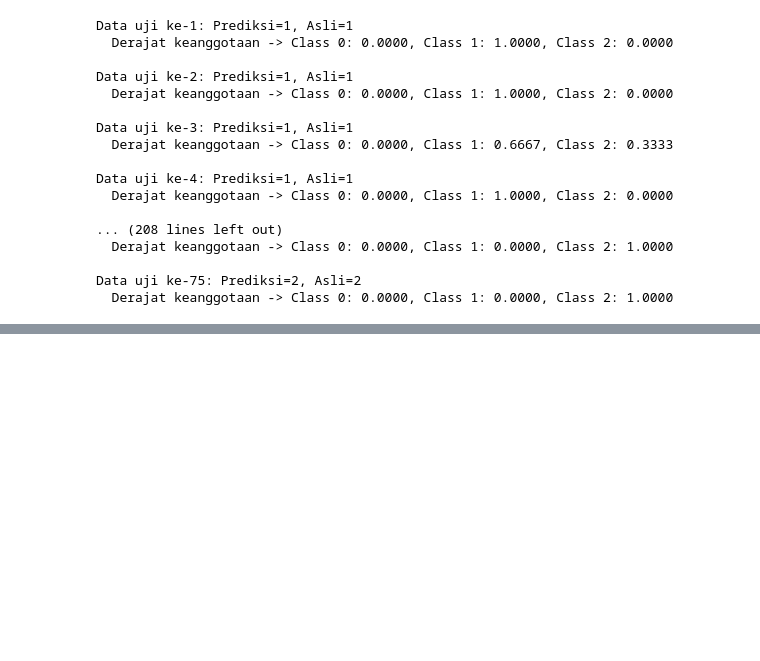
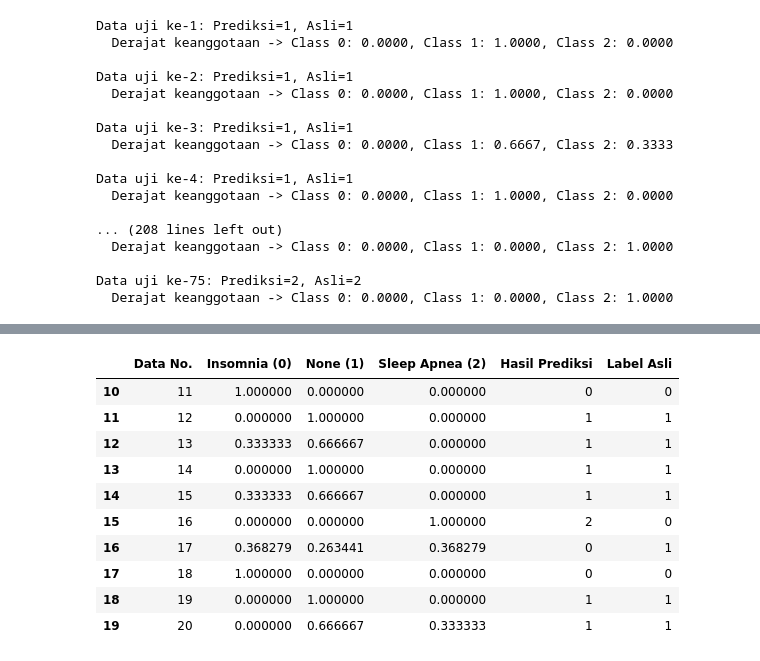
Before and after one commit to F1D022101/TubesLF2025_klmp9, a Jupyter notebook: sleep health.ipynb, the cells around one changed output, grey strips where cells are left out. Cells and saved outputs as stored; diff of their text form; code cells hidden in the pictures; blank space fills up the shorter version.

```diff
--- a/sleep health.ipynb
+++ b/sleep health.ipynb
@@ -350,3 +351,7 @@ Data uji ke-4: Prediksi=1, Asli=1
 
 Data uji ke-75: Prediksi=2, Asli=2
   Derajat keanggotaan -> Class 0: 0.0000, Class 1: 0.0000, Class 2: 1.0000
+# %%
+hasil = pd.DataFrame(memberships)
+
+hasil.head()
@@ -352,0 +365,24 @@ Data uji ke-75: Prediksi=2, Asli=2
+# %%
+hasil[["Insomnia (0)", "None (1)", "Sleep Apnea (2)"]] = hasil[["class_0", "class_1", "class_2"]]
+hasil = hasil.drop(columns=["class_0", "class_1", "class_2"])
+# %%
+hasil['Data No.'] = range(1, len(hasil) + 1)
+kolom = ['Data No.'] + [col for col in hasil.columns if col != 'Data No.']
+hasil = hasil[kolom]
+# %%
+hasil['Hasil Prediksi'] = list(y_pred)
+hasil['Label Asli'] = list(y_test)
+# %%
+hasil.iloc[10:20]
+# %% [output]
+|  | Data No. | Insomnia (0) | None (1) | Sleep Apnea (2) | Hasil Prediksi | Label Asli |
+| 10 | 11 | 1.000000 | 0.000000 | 0.000000 | 0 | 0 |
+| 11 | 12 | 0.000000 | 1.000000 | 0.000000 | 1 | 1 |
+| 12 | 13 | 0.333333 | 0.666667 | 0.000000 | 1 | 1 |
+| 13 | 14 | 0.000000 | 1.000000 | 0.000000 | 1 | 1 |
+| 14 | 15 | 0.333333 | 0.666667 | 0.000000 | 1 | 1 |
+| 15 | 16 | 0.000000 | 0.000000 | 1.000000 | 2 | 0 |
+| 16 | 17 | 0.368279 | 0.263441 | 0.368279 | 0 | 1 |
+| 17 | 18 | 1.000000 | 0.000000 | 0.000000 | 0 | 0 |
+| 18 | 19 | 0.000000 | 1.000000 | 0.000000 | 1 | 1 |
+| 19 | 20 | 0.000000 | 0.666667 | 0.333333 | 1 | 1 |
```
Also changed, not shown: parts of 4 cells of this notebook.
